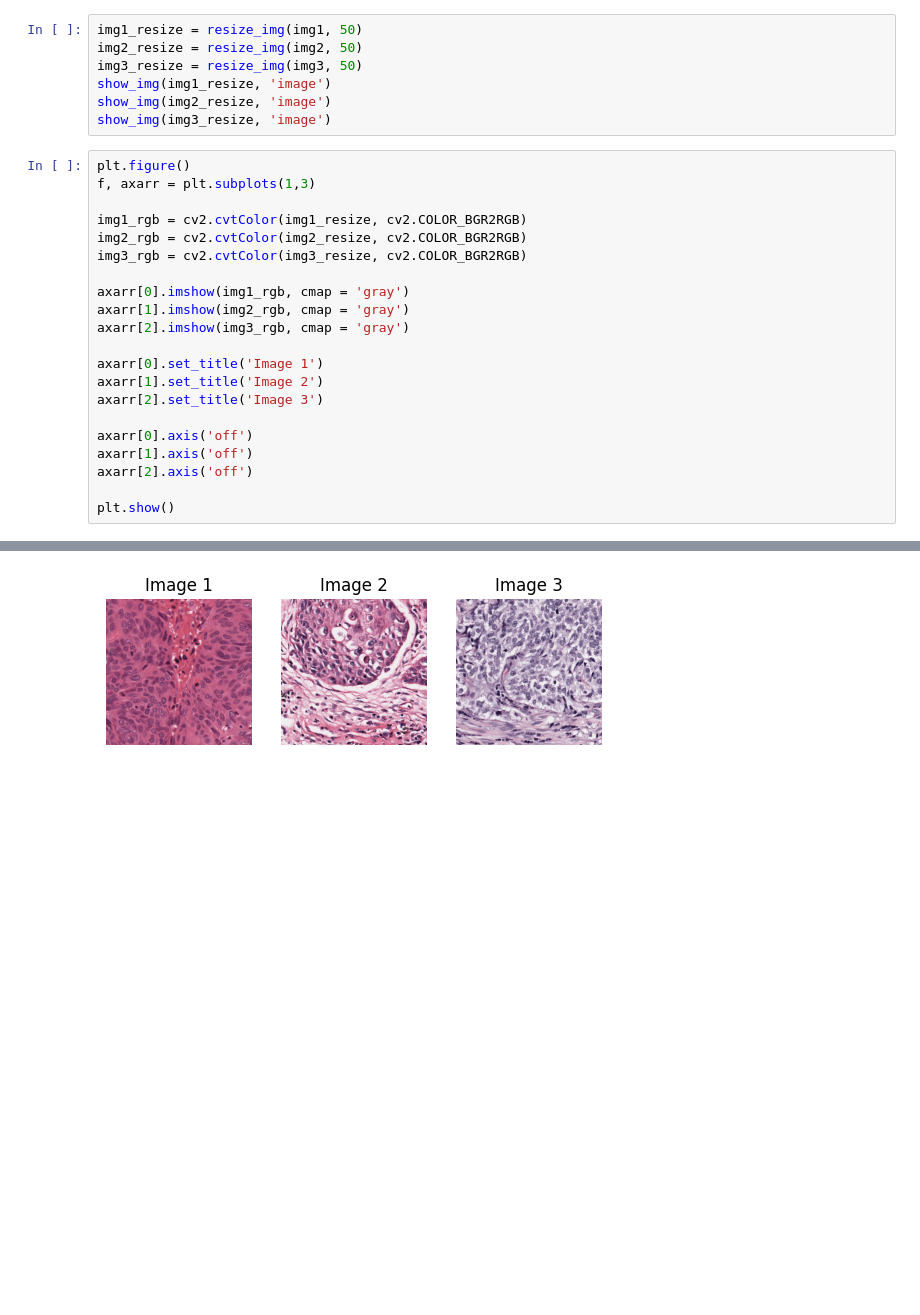
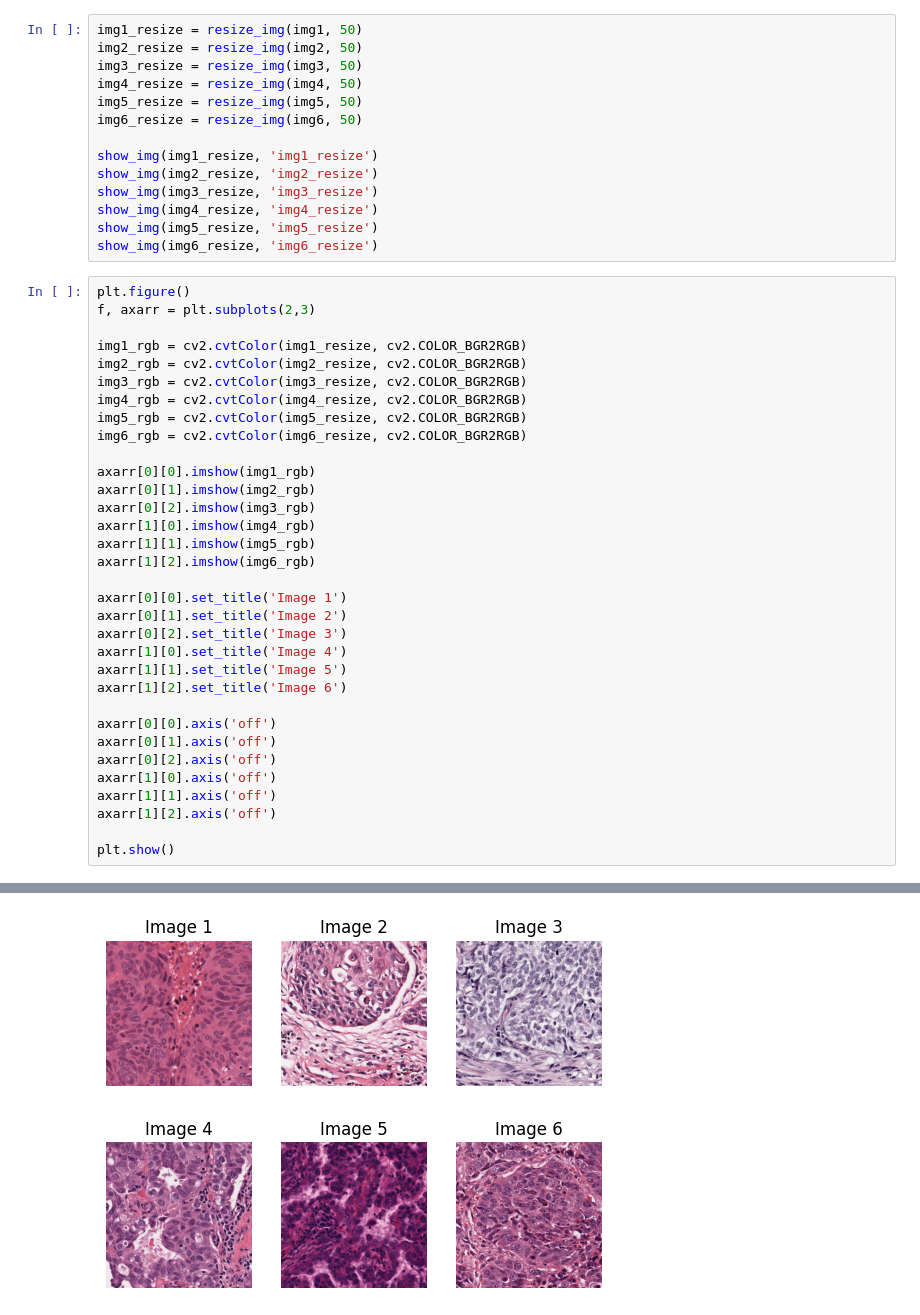
Before and after one commit to Matovic/Histology-image-correction-enhancement, a Jupyter notebook: src/zadanie2.ipynb, the cells around one changed output, grey strips where cells are left out. Drawn from its saved outputs; the diff is of its cells as text; blank space fills up the shorter version.

Commit message:
Load and resize images

```diff
--- a/src/zadanie2.ipynb
+++ b/src/zadanie2.ipynb
@@ -56,30 +31,49 @@ Qt: Session management error: None of the authentication protocols specified are
 img1_resize = resize_img(img1, 50)
 img2_resize = resize_img(img2, 50)
 img3_resize = resize_img(img3, 50)
-show_img(img1_resize, 'image')
-show_img(img2_resize, 'image')
-show_img(img3_resize, 'image')
+img4_resize = resize_img(img4, 50)
+img5_resize = resize_img(img5, 50)
+img6_resize = resize_img(img6, 50)
+
+show_img(img1_resize, 'img1_resize')
+show_img(img2_resize, 'img2_resize')
+show_img(img3_resize, 'img3_resize')
+show_img(img4_resize, 'img4_resize')
+show_img(img5_resize, 'img5_resize')
+show_img(img6_resize, 'img6_resize')
 # %%
 plt.figure()
-f, axarr = plt.subplots(1,3)
+f, axarr = plt.subplots(2,3)
 
 img1_rgb = cv2.cvtColor(img1_resize, cv2.COLOR_BGR2RGB)
 img2_rgb = cv2.cvtColor(img2_resize, cv2.COLOR_BGR2RGB)
 img3_rgb = cv2.cvtColor(img3_resize, cv2.COLOR_BGR2RGB)
+img4_rgb = cv2.cvtColor(img4_resize, cv2.COLOR_BGR2RGB)
+img5_rgb = cv2.cvtColor(img5_resize, cv2.COLOR_BGR2RGB)
+img6_rgb = cv2.cvtColor(img6_resize, cv2.COLOR_BGR2RGB)
 
-axarr[0].imshow(img1_rgb, cmap = 'gray')
-axarr[1].imshow(img2_rgb, cmap = 'gray')
-axarr[2].imshow(img3_rgb, cmap = 'gray')
+axarr[0][0].imshow(img1_rgb)
+axarr[0][1].imshow(img2_rgb)
+axarr[0][2].imshow(img3_rgb)
+axarr[1][0].imshow(img4_rgb)
+axarr[1][1].imshow(img5_rgb)
+axarr[1][2].imshow(img6_rgb)
 
-axarr[0].set_title('Image 1')
-axarr[1].set_title('Image 2')
-axarr[2].set_title('Image 3')
+axarr[0][0].set_title('Image 1')
+axarr[0][1].set_title('Image 2')
+axarr[0][2].set_title('Image 3')
+axarr[1][0].set_title('Image 4')
+axarr[1][1].set_title('Image 5')
+axarr[1][2].set_title('Image 6')
 
-axarr[0].axis('off')
-axarr[1].axis('off')
-axarr[2].axis('off')
+axarr[0][0].axis('off')
+axarr[0][1].axis('off')
+axarr[0][2].axis('off')
+axarr[1][0].axis('off')
+axarr[1][1].axis('off')
+axarr[1][2].axis('off')
 
 plt.show()
 # %% [output]
 <Figure size 640x480 with 0 Axes>
-[figure, old version]
+[figure, new version]
```
Also changed, not shown: parts of 14 cells of this notebook, 4 other files.
